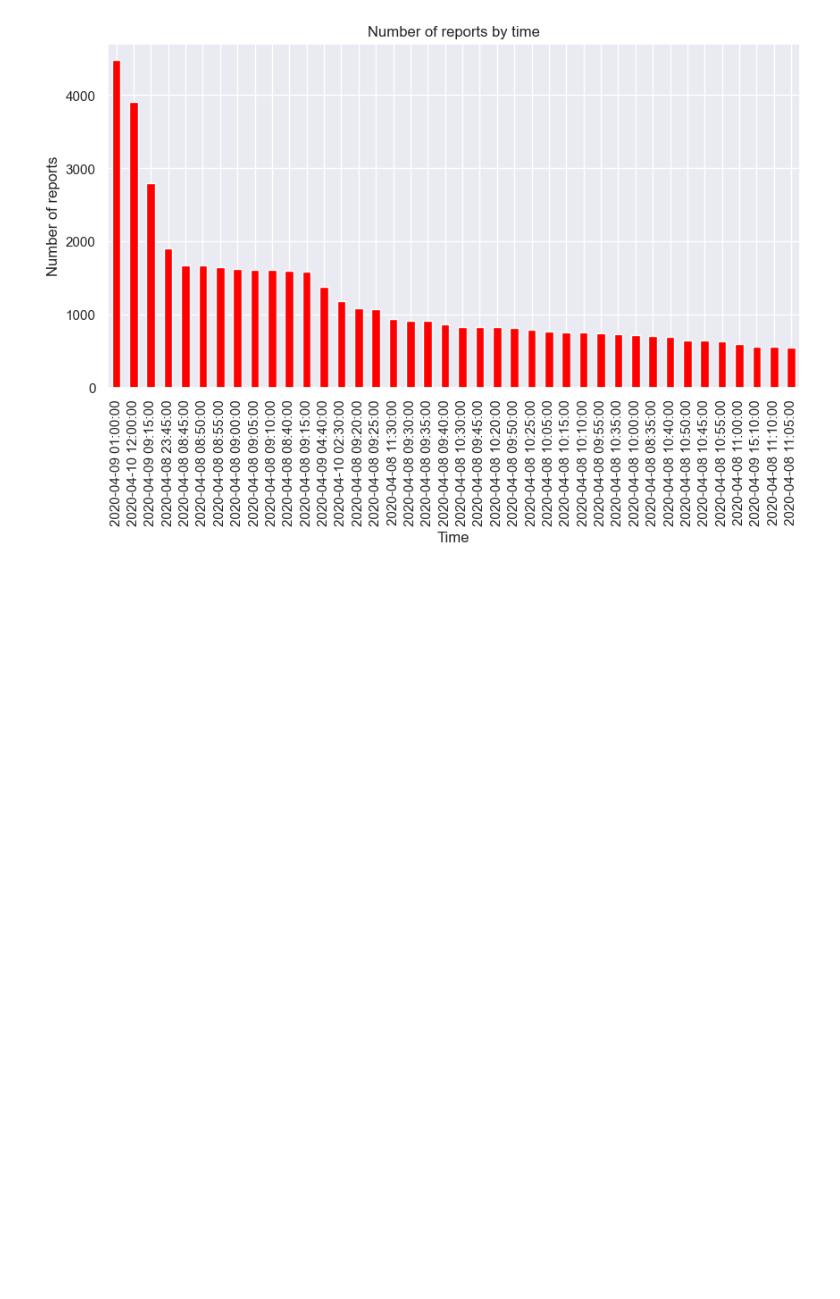
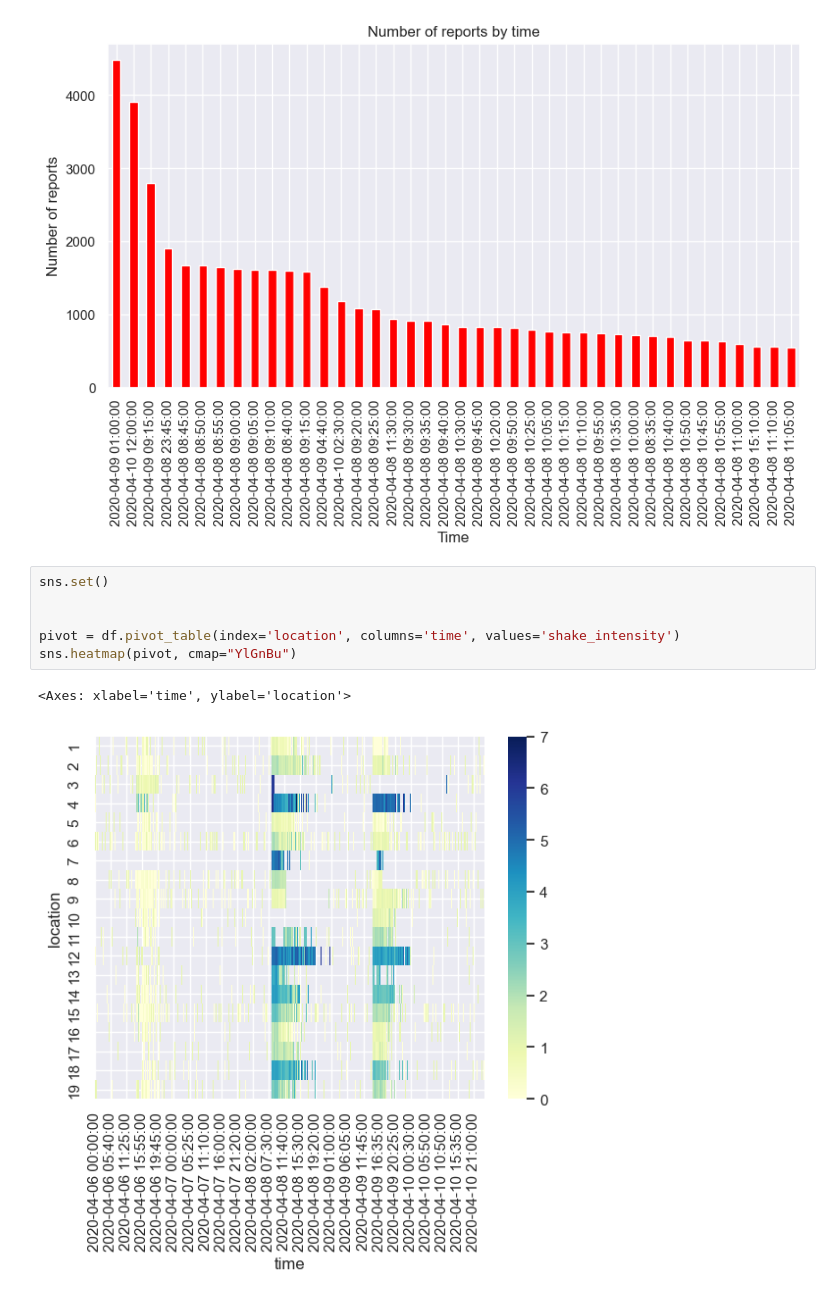
Before and after one commit to dasooni/VAST-19, a Jupyter notebook: project.ipynb, the cells around one changed output. Saved outputs shown, nothing was run; the diff lists cells and outputs as text; blank space fills up the shorter version.

```diff
--- a/project.ipynb
+++ b/project.ipynb
@@ -66,3 +28,12 @@ plt.ylabel('Number of reports')
 plt.xlabel('Time');
 # %% [output]
 [figure]
+# %%
+sns.set()
+
+
+pivot = df.pivot_table(index='location', columns='time', values='shake_intensity')
+sns.heatmap(pivot, cmap="YlGnBu")
+# %% [output]
+<Axes: xlabel='time', ylabel='location'>
+[figure, added]
```
Also changed, not shown: parts of 2 cells of this notebook, 6 other files.
